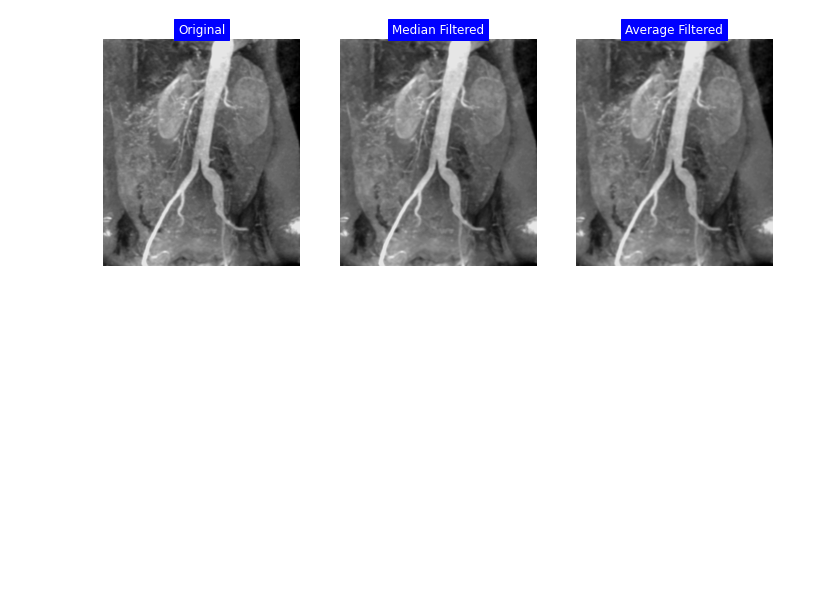
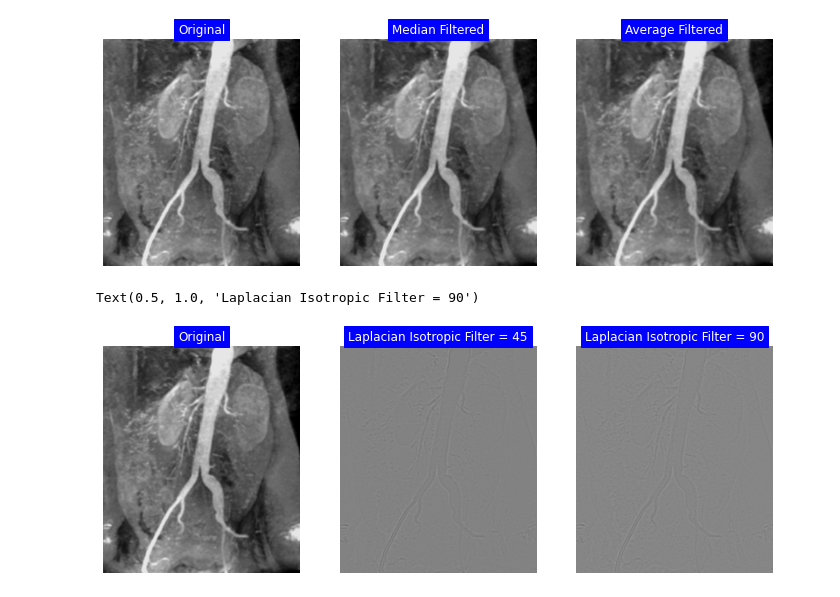
Before and after one commit to zahrasalarian/Digital-Image-Processing-for-Medical-Applications, a Jupyter notebook: HW3/pt-1.ipynb, the cells around one changed output. Cells and saved outputs as stored; diff of their text form; code cells hidden in the pictures; blank space fills up the shorter version.

Commit message:
Implements laplacian function with 45 and 90 degrees for isotropic filter.

```diff
--- a/HW3/pt-1.ipynb
+++ b/HW3/pt-1.ipynb
@@ -54,0 +79,27 @@ Text(0.5, 1.0, 'Average Filtered')
+# %%
+filtered_img_45 = perform_laplacian(kidney_img, 45)
+filtered_img_90 = perform_laplacian(kidney_img, 90)
+# %%
+fig = plt.figure(figsize=(12, 10))
+gs = fig.add_gridspec(1, 3)
+
+# original image
+ax1 = fig.add_subplot(gs[0, 0])
+ax1.axis('off')
+ax1.imshow(kidney_img, cmap='gray', vmin=0, vmax=2**(kidney_img.itemsize*8)-1)
+ax1.set_title('Original', color='white', backgroundcolor='blue')
+
+# laplacian isotropic filter = 45
+ax2 = fig.add_subplot(gs[0, 1])
+ax2.axis('off')
+ax2.imshow(filtered_img_45, cmap='gray', vmin=0, vmax=2**(filtered_img_45.itemsize*8)-1)
+ax2.set_title('Laplacian Isotropic Filter = 45', color='white', backgroundcolor='blue')
+
+# laplacian isotropic filter = 90
+ax2 = fig.add_subplot(gs[0, 2])
+ax2.axis('off')
+ax2.imshow(filtered_img_90, cmap='gray', vmin=0, vmax=2**(filtered_img_90.itemsize*8)-1)
+ax2.set_title('Laplacian Isotropic Filter = 90', color='white', backgroundcolor='blue')
+# %% [output]
+Text(0.5, 1.0, 'Laplacian Isotropic Filter = 90')
+[figure, added]
```
Also changed, not shown: parts of 1 cell of this notebook.
